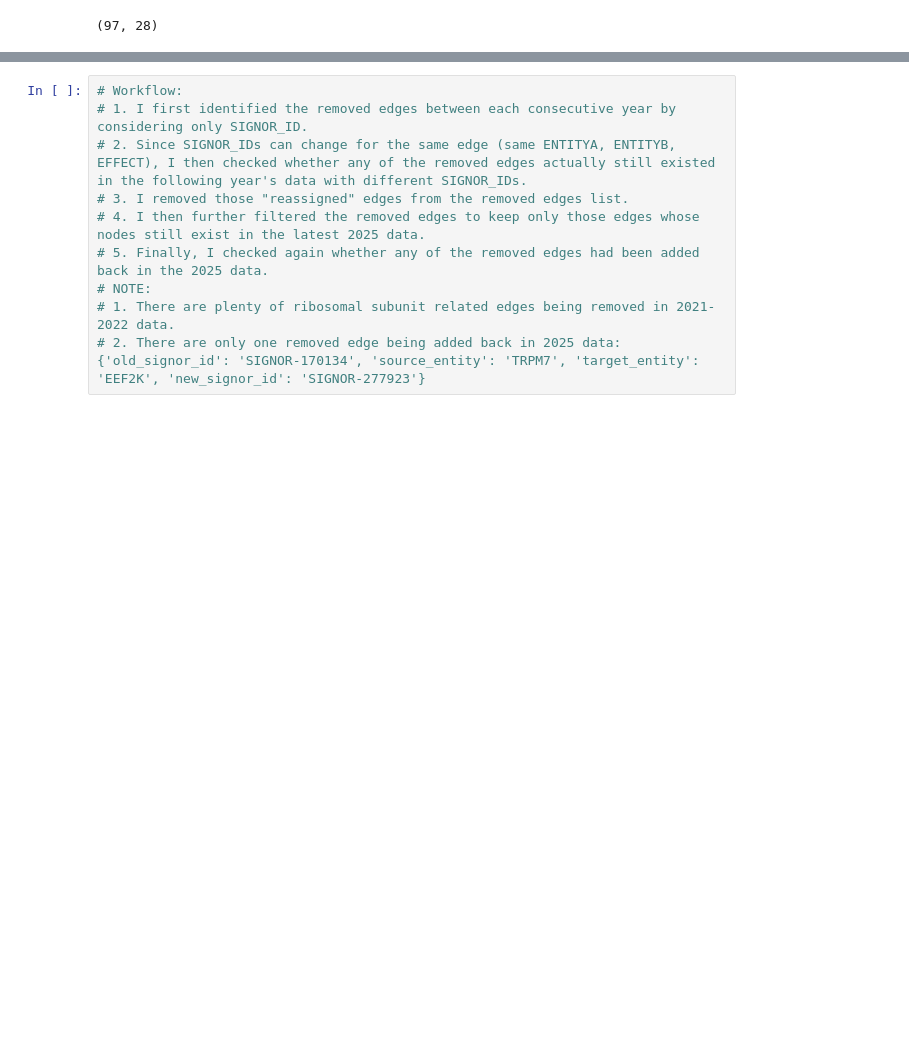
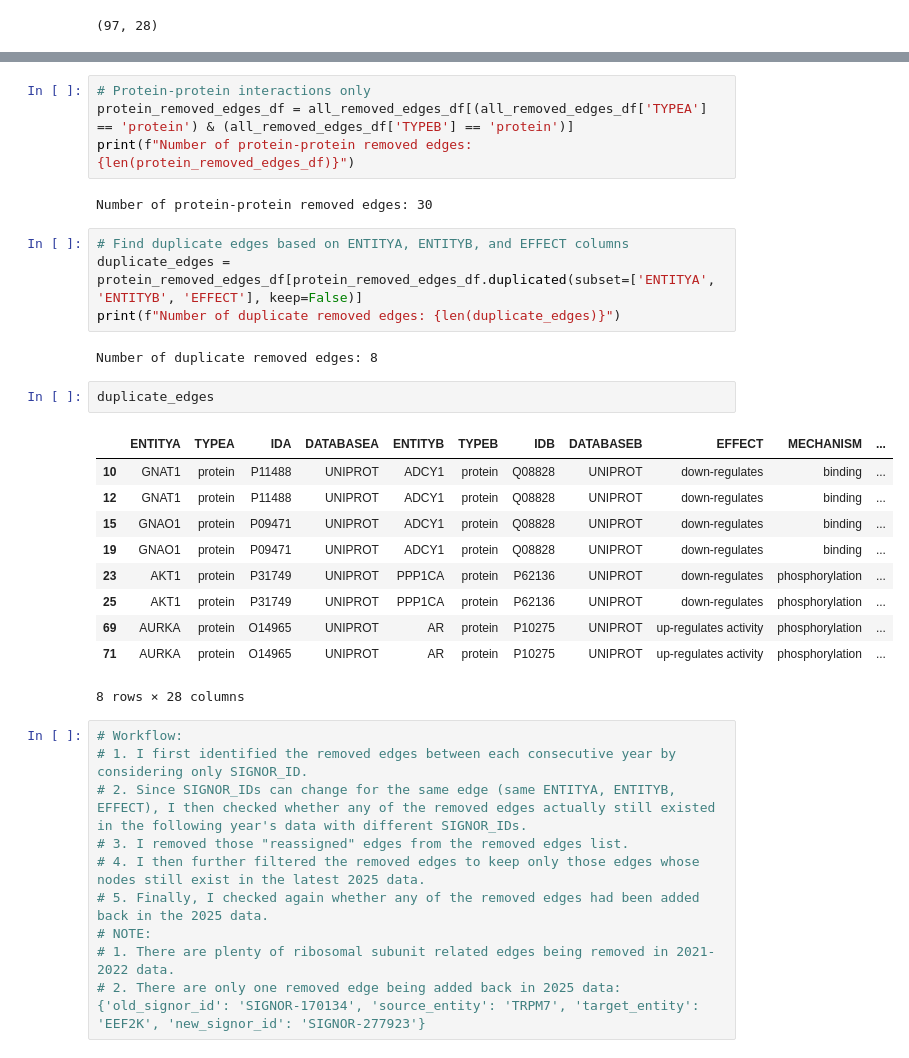
Before and after one commit to saezlab/ProClaim, a Jupyter notebook: grn_denoising/notebooks/signor_edges.ipynb, the cells around one changed output, grey strips where cells are left out. Saved outputs shown, nothing was run; the diff lists cells and outputs as text; blank space fills up the shorter version.

```diff
--- a/grn_denoising/notebooks/signor_edges.ipynb
+++ b/grn_denoising/notebooks/signor_edges.ipynb
@@ -267,5 +267,30 @@ all_removed_edges_df
 | 96 | KRAS | protein | P01116 | UNIPROT | TCF3 | protein | P15923 | UNIPROT | up-regulates | phosphorylation | ... |
 97 rows × 28 columns
+# %%
+# Protein-protein interactions only
+protein_removed_edges_df = all_removed_edges_df[(all_removed_edges_df['TYPEA'] == 'protein') & (all_removed_edges_df['TYPEB'] == 'protein')]
+print(f"Number of protein-protein removed edges: {len(protein_removed_edges_df)}")
+# %% [output]
+Number of protein-protein removed edges: 30
+# %%
+# Find duplicate edges based on ENTITYA, ENTITYB, and EFFECT columns
+duplicate_edges = protein_removed_edges_df[protein_removed_edges_df.duplicated(subset=['ENTITYA', 'ENTITYB', 'EFFECT'], keep=False)]
+print(f"Number of duplicate removed edges: {len(duplicate_edges)}")
+# %% [output]
+Number of duplicate removed edges: 8
+# %%
+duplicate_edges
+# %% [output]
+|  | ENTITYA | TYPEA | IDA | DATABASEA | ENTITYB | TYPEB | IDB | DATABASEB | EFFECT | MECHANISM | ... |
+| 10 | GNAT1 | protein | P11488 | UNIPROT | ADCY1 | protein | Q08828 | UNIPROT | down-regulates | binding | ... |
+| 12 | GNAT1 | protein | P11488 | UNIPROT | ADCY1 | protein | Q08828 | UNIPROT | down-regulates | binding | ... |
+| 15 | GNAO1 | protein | P09471 | UNIPROT | ADCY1 | protein | Q08828 | UNIPROT | down-regulates | binding | ... |
+| 19 | GNAO1 | protein | P09471 | UNIPROT | ADCY1 | protein | Q08828 | UNIPROT | down-regulates | binding | ... |
+| 23 | AKT1 | protein | P31749 | UNIPROT | PPP1CA | protein | P62136 | UNIPROT | down-regulates | phosphorylation | ... |
+| 25 | AKT1 | protein | P31749 | UNIPROT | PPP1CA | protein | P62136 | UNIPROT | down-regulates | phosphorylation | ... |
+| 69 | AURKA | protein | O14965 | UNIPROT | AR | protein | P10275 | UNIPROT | up-regulates activity | phosphorylation | ... |
+| 71 | AURKA | protein | O14965 | UNIPROT | AR | protein | P10275 | UNIPROT | up-regulates activity | phosphorylation | ... |
+8 rows × 28 columns
 # %%
 # Workflow:
 # 1. I first identified the removed edges between each consecutive year by considering only SIGNOR_ID.
```
Also changed, not shown: parts of 8 cells of this notebook, 3 other files.
